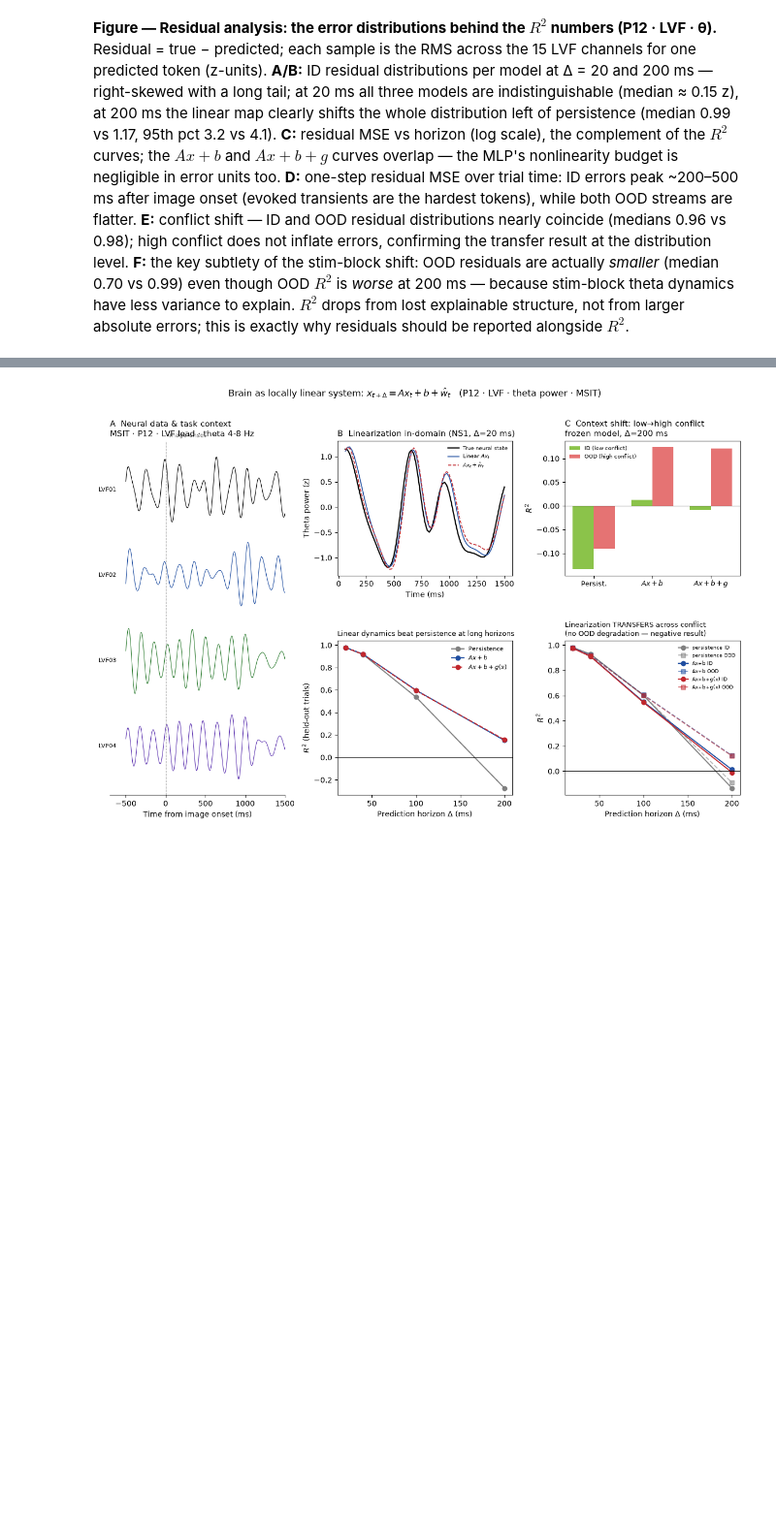
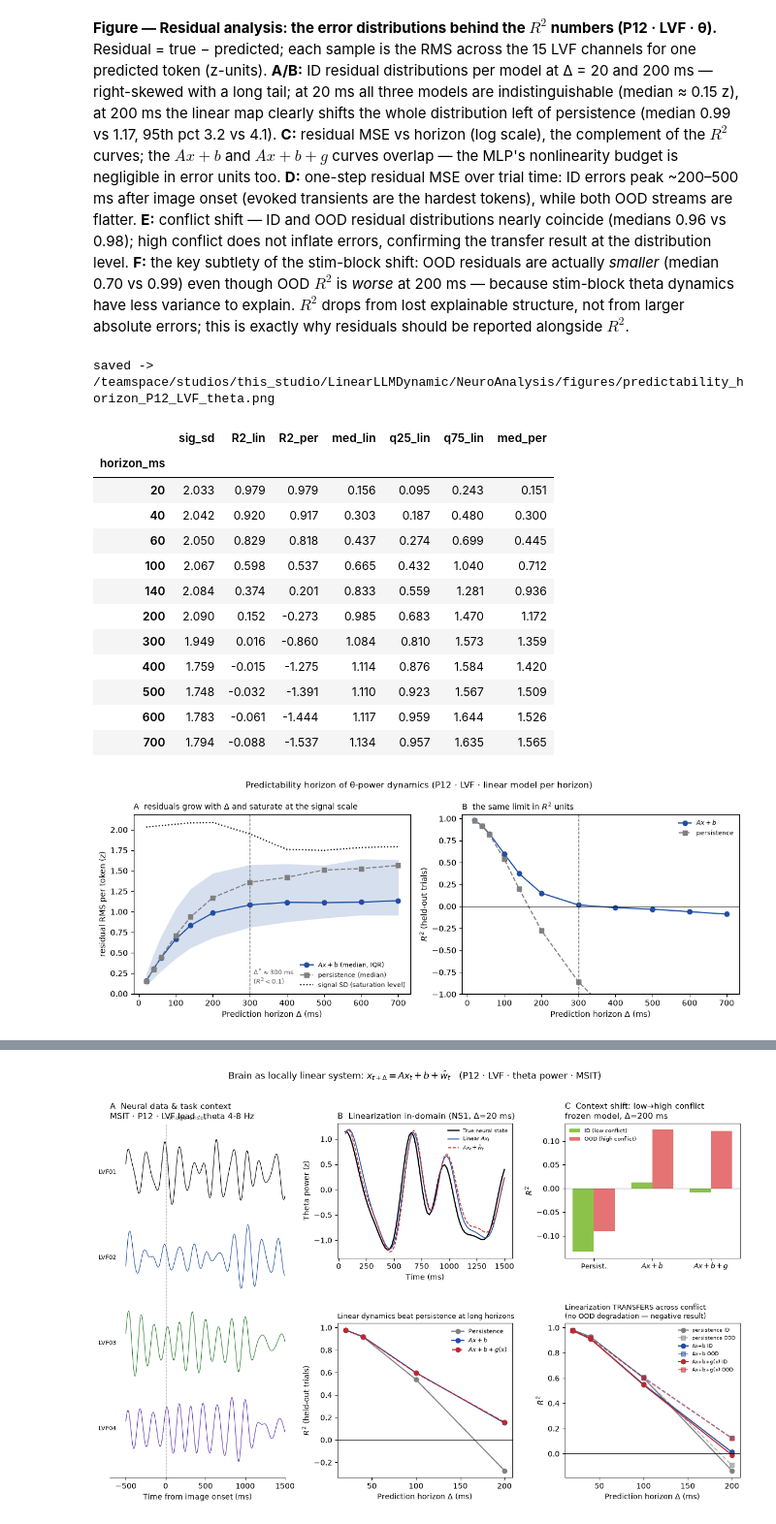
Before and after one commit to rgs2151/controller, a Jupyter notebook: NeuroAnalysis/brain_local_linearization.ipynb, the cells around one changed output, grey strips where cells are left out. Shown at 97% size. Drawn from its saved outputs; the diff is of its cells as text; code cells hidden in the pictures; blank space fills up the shorter version.

Commit message:
predictability horizon sweep: residuals saturate at signal scale, Delta* ~300ms

```diff
--- a/NeuroAnalysis/brain_local_linearization.ipynb
+++ b/NeuroAnalysis/brain_local_linearization.ipynb
@@ -1280,3 +1280,77 @@ saved -> /teamspace/studios/this_studio/LinearLLMDynamic/NeuroAnalysis/figures/r
 [figure]
 # %% [markdown]
 **Figure — Residual analysis: the error distributions behind the $R^2$ numbers (P12 · LVF · θ).** Residual = true − predicted; each sample is the RMS across the 15 LVF channels for one predicted token (z-units). **A/B:** ID residual distributions per model at Δ = 20 and 200 ms — right-skewed with a long tail; at 20 ms all three models are indistinguishable (median ≈ 0.15 z), at 200 ms the linear map clearly shifts the whole distribution left of persistence (median 0.99 vs 1.17, 95th pct 3.2 vs 4.1). **C:** residual MSE vs horizon (log scale), the complement of the $R^2$ curves; the $Ax+b$ and $Ax+b+g$ curves overlap — the MLP's nonlinearity budget is negligible in error units too. **D:** one-step residual MSE over trial time: ID errors peak ~200–500 ms after image onset (evoked transients are the hardest tokens), while both OOD streams are flatter. **E:** conflict shift — ID and OOD residual distributions nearly coincide (medians 0.96 vs 0.98); high conflict does not inflate errors, confirming the transfer result at the distribution level. **F:** the key subtlety of the stim-block shift: OOD residuals are actually *smaller* (median 0.70 vs 0.99) even though OOD $R^2$ is *worse* at 200 ms — because stim-block theta dynamics have less variance to explain. $R^2$ drops from lost explainable structure, not from larger absolute errors; this is exactly why residuals should be reported alongside $R^2$.
+# %%
+# ---------- Predictability horizon: push Δ until residuals saturate at the signal scale ----------
+# Residuals are small because (i) the theta envelope is smooth/autocorrelated and
+# (ii) units are signal SDs. Here we extend Δ up to 700 ms to find Δ*, the horizon
+# where residual RMS reaches the signal SD and R^2 -> 0 (the meaning of "locally" linear).
+h_ext = [20, 40, 60, 100, 140, 200, 300, 400, 500, 600, 700]
+rows_h = []
+for h_ms in h_ext:
+    hs_ = h_ms // TOKEN_STRIDE_MS
+    Xt_, Yt_ = make_pairs(z_r[tr], hs_)
+    Xv_, Yv_ = make_pairs(z_r[va], hs_)
+    Xi_, Yi_ = make_pairs(z_r[te], hs_)
+    A_e, b_e, _ = fit_ridge(Xt_, Yt_, Xv_, Yv_)
+    rn_lin = resid_norms(Yi_, ridge_predict(A_e, b_e, Xi_))
+    rn_per = resid_norms(Yi_, Xi_)
+    sig_sd = float(Yi_.std())                      # test-signal scale at this horizon
+    rows_h.append(dict(horizon_ms=h_ms, sig_sd=sig_sd,
+                       R2_lin=pop_r2(Yi_, ridge_predict(A_e, b_e, Xi_)),
+                       R2_per=pop_r2(Yi_, Xi_),
+                       med_lin=float(np.median(rn_lin)), q25_lin=float(np.percentile(rn_lin, 25)),
+                       q75_lin=float(np.percentile(rn_lin, 75)),
+                       med_per=float(np.median(rn_per))))
+hz = pd.DataFrame(rows_h).set_index("horizon_ms")
+hz.to_csv(RESULTS_DIR / "predictability_horizon_LVF_theta.csv")
+
+# Δ*: first horizon where linear R^2 drops below 0.1
+below = hz[hz.R2_lin < 0.1]
+d_star = int(below.index[0]) if len(below) else None
+
+fig, (axE, axQ) = plt.subplots(1, 2, figsize=(11.5, 4.4))
+axE.fill_between(hz.index, hz.q25_lin, hz.q75_lin, color=COLOR_LINEAR, alpha=0.18, lw=0)
+axE.plot(hz.index, hz.med_lin, "o-", color=COLOR_LINEAR, label="$Ax+b$ (median, IQR)")
+axE.plot(hz.index, hz.med_per, "s--", color="gray", label="persistence (median)")
+axE.plot(hz.index, hz.sig_sd, ":", color="black", lw=1.5, label="signal SD (saturation level)")
+if d_star:
+    axE.axvline(d_star, color="0.4", lw=1, ls="--")
+    axE.text(d_star + 10, 0.12, f"$\\Delta^*\\approx${d_star} ms\n($R^2<0.1$)", fontsize=8, color="0.35")
+axE.set_xlabel("Prediction horizon $\\Delta$ (ms)"); axE.set_ylabel("residual RMS per token (z)")
+axE.legend(fontsize=8, frameon=False)
+axE.set_title("A  residuals grow with $\\Delta$ and saturate at the signal scale", loc="left", fontsize=10)
+
+axQ.plot(hz.index, hz.R2_lin, "o-", color=COLOR_LINEAR, label="$Ax+b$")
+axQ.plot(hz.index, hz.R2_per, "s--", color="gray", label="persistence")
+axQ.axhline(0, color="k", lw=0.6)
+if d_star:
+    axQ.axvline(d_star, color="0.4", lw=1, ls="--")
+axQ.set_xlabel("Prediction horizon $\\Delta$ (ms)"); axQ.set_ylabel("$R^2$ (held-out trials)")
+axQ.set_ylim(-1.0, 1.05)
+axQ.legend(fontsize=8, frameon=False)
+axQ.set_title("B  the same limit in $R^2$ units", loc="left", fontsize=10)
+
+fig.suptitle("Predictability horizon of θ-power dynamics (P12 · LVF · linear model per horizon)", fontsize=11)
+fig.tight_layout()
+for ext in ("png", "pdf"):
+    fig.savefig(FIG_DIR / f"predictability_horizon_P12_LVF_theta.{ext}", dpi=200, bbox_inches="tight")
+print("saved ->", FIG_DIR / "predictability_horizon_P12_LVF_theta.png")
+display(hz.round(3))
+plt.show()
+# %% [output]
+saved -> /teamspace/studios/this_studio/LinearLLMDynamic/NeuroAnalysis/figures/predictability_horizon_P12_LVF_theta.png
+|  | sig_sd | R2_lin | R2_per | med_lin | q25_lin | q75_lin | med_per |
+| horizon_ms |  |  |  |  |  |  |  |
+| 20 | 2.033 | 0.979 | 0.979 | 0.156 | 0.095 | 0.243 | 0.151 |
+| 40 | 2.042 | 0.920 | 0.917 | 0.303 | 0.187 | 0.480 | 0.300 |
+| 60 | 2.050 | 0.829 | 0.818 | 0.437 | 0.274 | 0.699 | 0.445 |
+| 100 | 2.067 | 0.598 | 0.537 | 0.665 | 0.432 | 1.040 | 0.712 |
+| 140 | 2.084 | 0.374 | 0.201 | 0.833 | 0.559 | 1.281 | 0.936 |
+| 200 | 2.090 | 0.152 | -0.273 | 0.985 | 0.683 | 1.470 | 1.172 |
+| 300 | 1.949 | 0.016 | -0.860 | 1.084 | 0.810 | 1.573 | 1.359 |
+| 400 | 1.759 | -0.015 | -1.275 | 1.114 | 0.876 | 1.584 | 1.420 |
+| 500 | 1.748 | -0.032 | -1.391 | 1.110 | 0.923 | 1.567 | 1.509 |
+| 600 | 1.783 | -0.061 | -1.444 | 1.117 | 0.959 | 1.644 | 1.526 |
+| 700 | 1.794 | -0.088 | -1.537 | 1.134 | 0.957 | 1.635 | 1.565 |
+[figure, added]
```
Also changed, not shown: parts of 1 cell of this notebook, 3 other files.
